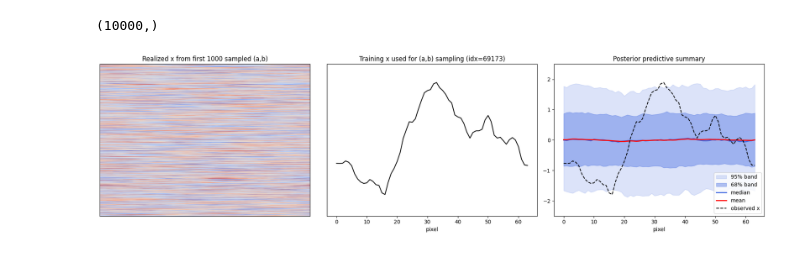
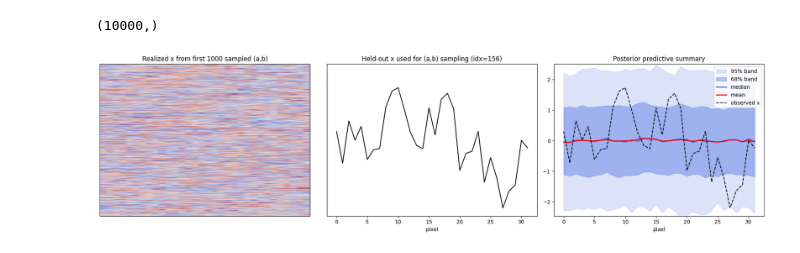
Before and after one commit to homerjed/joint, a Jupyter notebook: scripts/inference_1d.ipynb, the cells around one changed output. Saved outputs shown, nothing was run; the diff lists cells and outputs as text; code cells hidden in the pictures.

```diff
--- a/scripts/inference_1d.ipynb
+++ b/scripts/inference_1d.ipynb
@@ -112,14 +114,14 @@ X_train, Y_train = X[train_idx], Y[train_idx]
 X_valid, Y_valid = X[valid_idx], Y[valid_idx]
 Y_train_raw, Y_valid_raw = Y_raw[train_idx], Y_raw[valid_idx]
 x_plot_vmin, x_plot_vmax = [
-    float(v) for v in jnp.percentile(X_train, jnp.array([1.0, 99.0]))
+    float(v) for v in jnp.percentile(X_valid, jnp.array([1.0, 99.0]))
 ]
 
 key, key_ref_idx = jr.split(key)
-ref_idx = int(jr.randint(key_ref_idx, shape=(), minval=0, maxval=len(X_train)))
-x_ref_train = X_train[ref_idx]
-a_ref = Y_train[ref_idx, 0]
-b_ref = Y_train[ref_idx, 1]
+ref_idx = int(jr.randint(key_ref_idx, shape=(), minval=0, maxval=len(X_valid)))
+x_ref_valid = X_valid[ref_idx]
+a_ref = Y_valid[ref_idx, 0]
+b_ref = Y_valid[ref_idx, 1]
 a_ref_raw = a_ref * Y_std[0, 0] + Y_mean[0, 0]
 b_ref_raw = b_ref * Y_std[0, 1] + Y_mean[0, 1]
 # %%
@@ -174,7 +222,7 @@ print(f"Loaded train step: {step}")
 # %% [markdown]
 #### Compare generated to simulated data
 # %%
-# 1) Unconditional multimodal sampling: generated x vs real train x.
+# 1) Unconditional multimodal sampling: generated x vs held-out x.
 sample_n_samples = config.sampling_config.n_samples
 
 Z = {
@@ -188,9 +236,9 @@ sample_fn = lambda z, sample_key: family.sample_fn(v_infer, z, sample_key)
 samples_dict = jax.vmap(sample_fn)(Z, sample_keys)
 generated_samples = samples_dict["x"][:, 0, :]
 
-key, key_train_pick = jr.split(key)
-train_pick = jr.choice(key_train_pick, len(X_train), shape=(sample_n_samples ** 2,))
-train_samples = X_train[train_pick, 0, :]
+key, key_valid_pick = jr.split(key)
+valid_pick = jr.choice(key_valid_pick, len(X_valid), shape=(sample_n_samples ** 2,))
+valid_samples = X_valid[valid_pick, 0, :]
 
 fig, axs = plt.subplots(1, 2, figsize=(10, 4))
 axs[0].imshow(
@@ -202,13 +250,13 @@ axs[0].imshow(
 )
 axs[0].set_title("Generated x")
 axs[1].imshow(
-    train_samples,
+    valid_samples,
     cmap="coolwarm",
     vmin=x_plot_vmin,
     vmax=x_plot_vmax,
     aspect="auto",
 )
-axs[1].set_title("Real train x")
+axs[1].set_title("Held-out x")
 for ax in axs:
     ax.set_xticks([])
     ax.set_yticks([])
@@ -300,16 +352,21 @@ $$
 \approx \frac{1}{S} \sum_{s=1}^S f\!\left(x_{\mathrm{new}}^{(s)}\right).
 $$
 # %%
-# 3) Sample many (a, b) given a randomly selected training x.
+# 3) Sample many (a, b) given a randomly selected held-out x.
+
+import time
+
 n_ab_samples = 10_000
 
-key, key_rand_x, key_noise = jr.split(key, 3)
-rand_x_idx = int(jr.randint(key_rand_x, shape=(), minval=0, maxval=len(X_train)))
-x_anchor = X_train[rand_x_idx : rand_x_idx + 1]
-a_true_norm = float(Y_train[rand_x_idx, 0])
-b_true_norm = float(Y_train[rand_x_idx, 1])
-a_true = float(Y_train_raw[rand_x_idx, 0])
-b_true = float(Y_train_raw[rand_x_idx, 1])
+key_random = jr.key(int(time.time()))
+
+key, key_rand_x, key_noise = jr.split(key_random, 3)
+rand_x_idx = int(jr.randint(key_rand_x, shape=(), minval=0, maxval=len(X_valid)))
+x_anchor = X_valid[rand_x_idx : rand_x_idx + 1]
+a_true_norm = float(Y_valid[rand_x_idx, 0])
+b_true_norm = float(Y_valid[rand_x_idx, 1])
+a_true = float(Y_valid_raw[rand_x_idx, 0])
+b_true = float(Y_valid_raw[rand_x_idx, 1])
 
 Z_many_ab = {
     name: jr.normal(jr.fold_in(key_noise, i + 200), (n_ab_samples, *spec.input_shape))
@@ -452,32 +514,32 @@ pixels = np.arange(x_real_grid.shape[1])
 fig, axs = plt.subplots(1, 3, figsize=(18, 5))
 axs[0].imshow(
     x_real_grid,
     cmap="coolwarm",
     vmin=x_plot_vmin,
     vmax=x_plot_vmax,
     aspect="auto",
 )
 axs[0].set_title(f"Realized x from first {n_panel} sampled (a,b)")
 axs[0].set_xticks([])
 axs[0].set_yticks([])
 
 axs[1].plot(x_anchor_1d, color="black", linewidth=1.5)
-axs[1].set_title(f"Training x used for (a,b) sampling (idx={rand_x_idx})")
+axs[1].set_title(f"Held-out x used for (a,b) sampling (idx={rand_x_idx})")
 axs[1].set_xlabel("pixel")
 axs[1].set_ylim(x_plot_vmin, x_plot_vmax)
 axs[1].set_yticks([])
 
 axs[2].fill_between(pixels, x_lo95, x_hi95, color="royalblue", alpha=0.18, label="95% band")
 axs[2].fill_between(pixels, x_lo68, x_hi68, color="royalblue", alpha=0.4, label="68% band")
 axs[2].plot(pixels, x_med, color="royalblue", linewidth=2.0, label="median")
 axs[2].plot(pixels, x_mean, color="red", linewidth=2.0, label="mean")
 axs[2].plot(pixels, x_anchor_1d, color="black", linestyle="--", linewidth=1.5, label="observed x")
 axs[2].set_title("Posterior predictive summary")
 axs[2].set_xlabel("pixel")
 axs[2].set_ylim(x_plot_vmin, x_plot_vmax)
 axs[2].legend(loc="best")
 
 fig.tight_layout()
 plt.show()
 # %% [output]
-[figure, old version]
+[figure, new version]
```
Also changed, not shown: parts of 9 cells of this notebook, 1 other file.
